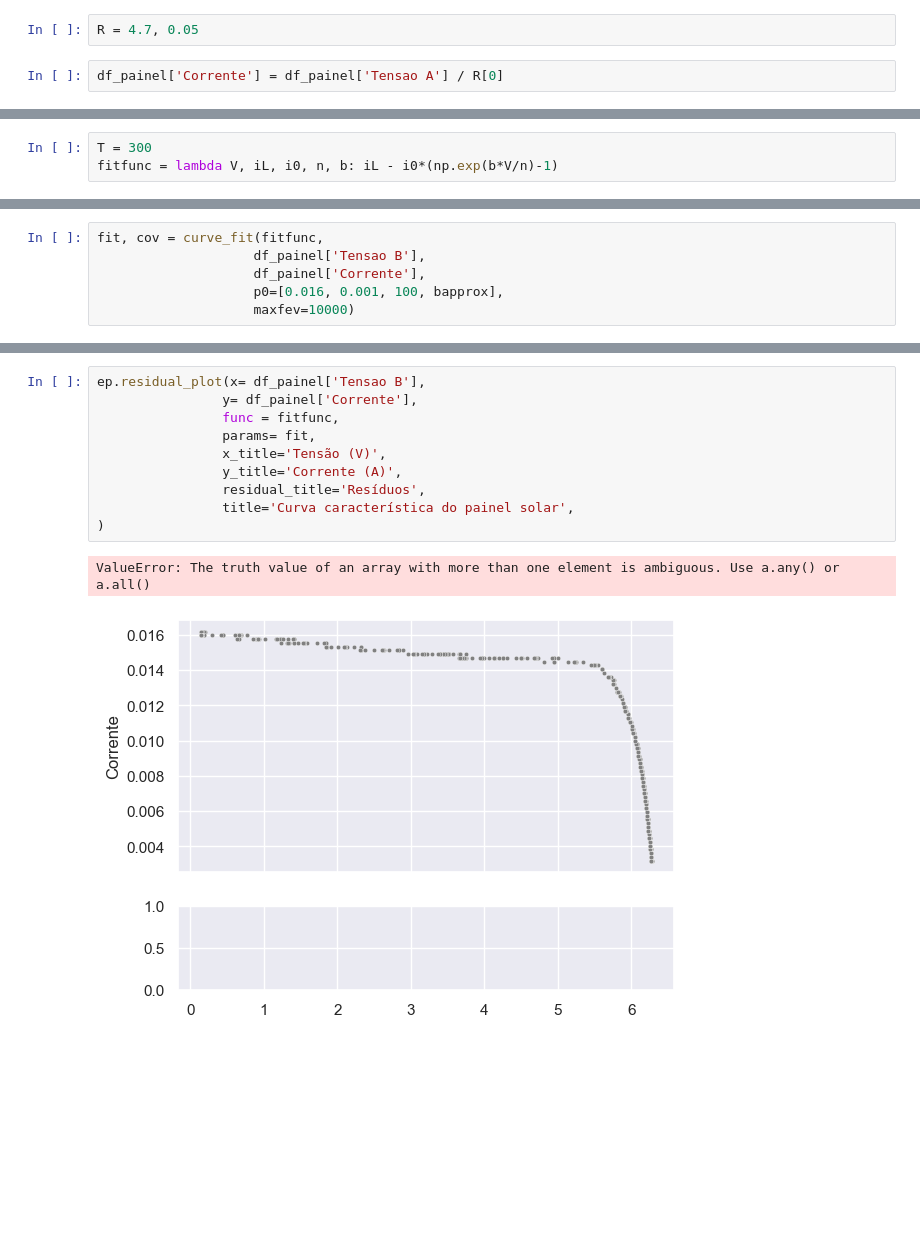
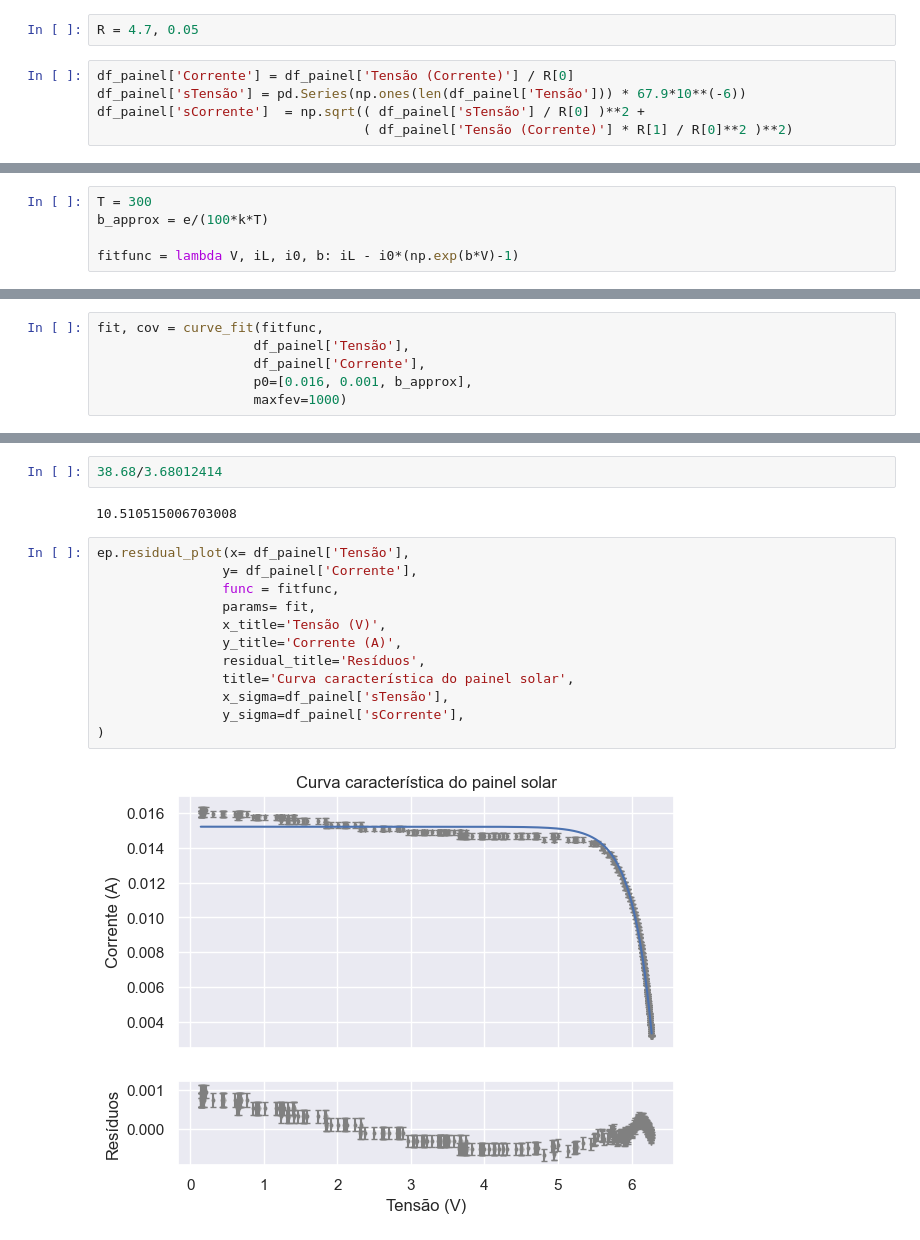
Before and after one commit to ivfreire/lab_3, a Jupyter notebook: Experimento 1/Atividade 3/análise.ipynb, the cells around one changed output, grey strips where cells are left out. Cells and saved outputs as stored; diff of their text form; blank space fills up the shorter version.

```diff
--- a/Experimento 1/Atividade 3/análise.ipynb
+++ b/Experimento 1/Atividade 3/análise.ipynb
@@ -170,4 +169,7 @@ memory usage: 24.5 KB
 # %%
 R = 4.7, 0.05
-# %%
-df_painel['Corrente'] = df_painel['Tensao A'] / R[0]
+# %%
+df_painel['Corrente'] = df_painel['Tensão (Corrente)'] / R[0]
+df_painel['sTensão'] = pd.Series(np.ones(len(df_painel['Tensão'])) * 67.9*10**(-6))
+df_painel['sCorrente']	= np.sqrt(( df_painel['sTensão'] / R[0] )**2 +
+                                  ( df_painel['Tensão (Corrente)'] * R[1] / R[0]**2 )**2)
@@ -178,4 +196,6 @@ plt.show()
 [figure]
 # %%
 T = 300
-fitfunc = lambda V, iL, i0, n, b: iL - i0*(np.exp(b*V/n)-1)
+b_approx = e/(100*k*T)
+
+fitfunc = lambda V, iL, i0, b: iL - i0*(np.exp(b*V)-1)
@@ -188,9 +202,9 @@ bapprox
 # %%
 fit, cov = curve_fit(fitfunc,
-                    df_painel['Tensao B'],
+                    df_painel['Tensão'],
                     df_painel['Corrente'],
-                    p0=[0.016, 0.001, 100, bapprox],
-                    maxfev=10000)
+                    p0=[0.016, 0.001, b_approx],
+                    maxfev=1000)
 # %%
 fit
 # %% [output]
@@ -198,13 +222,18 @@ array([1.53373275e-02, 9.88904677e-13, 3.19355040e+01, 1.18237054e+02])
+# %%
+38.68/3.68012414
+# %% [output]
+10.510515006703008
 # %%
-ep.residual_plot(x= df_painel['Tensao B'],
+ep.residual_plot(x= df_painel['Tensão'],
                 y= df_painel['Corrente'],
                 func = fitfunc,
                 params= fit,
                 x_title='Tensão (V)',
                 y_title='Corrente (A)',
                 residual_title='Resíduos',
                 title='Curva característica do painel solar',
+                x_sigma=df_painel['sTensão'],
+                y_sigma=df_painel['sCorrente'],
 )
 # %% [output]
-ValueError: The truth value of an array with more than one element is ambiguous. Use a.any() or a.all()
-[figure, old version]
+[figure, new version]
```
Also changed, not shown: parts of 29 cells of this notebook.
